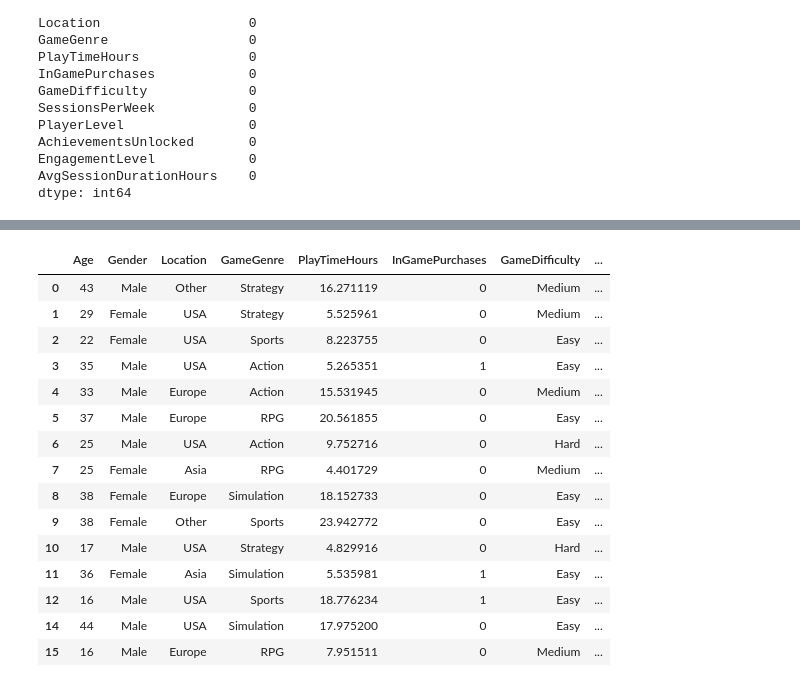
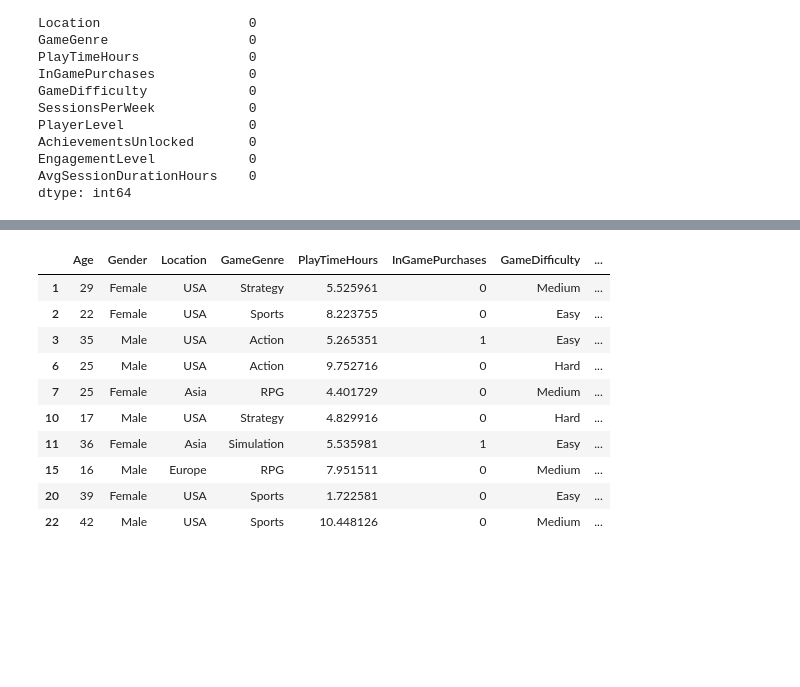
Before and after one commit to p4triko/Microtransaction-Prediction-IDS25, a Jupyter notebook: Project_B10_Predict_Microtransaction.ipynb, the cells around one changed output, grey strips where cells are left out. Saved outputs shown, nothing was run; the diff lists cells and outputs as text; code cells hidden in the pictures; blank space fills up the shorter version.

```diff
--- a/Project_B10_Predict_Microtransaction.ipynb
+++ b/Project_B10_Predict_Microtransaction.ipynb
@@ -125,22 +142,17 @@ PlayTimeHours cleaned, 0 rows with an unrealistic playtime.
 # %%
-df.head(15)
+df.head(10)
 # %% [output]
 |  | Age | Gender | Location | GameGenre | PlayTimeHours | InGamePurchases | GameDifficulty | ... |
-| 0 | 43 | Male | Other | Strategy | 16.271119 | 0 | Medium | ... |
 | 1 | 29 | Female | USA | Strategy | 5.525961 | 0 | Medium | ... |
 | 2 | 22 | Female | USA | Sports | 8.223755 | 0 | Easy | ... |
 | 3 | 35 | Male | USA | Action | 5.265351 | 1 | Easy | ... |
-| 4 | 33 | Male | Europe | Action | 15.531945 | 0 | Medium | ... |
-| 5 | 37 | Male | Europe | RPG | 20.561855 | 0 | Easy | ... |
 | 6 | 25 | Male | USA | Action | 9.752716 | 0 | Hard | ... |
 | 7 | 25 | Female | Asia | RPG | 4.401729 | 0 | Medium | ... |
-| 8 | 38 | Female | Europe | Simulation | 18.152733 | 0 | Easy | ... |
-| 9 | 38 | Female | Other | Sports | 23.942772 | 0 | Easy | ... |
 | 10 | 17 | Male | USA | Strategy | 4.829916 | 0 | Hard | ... |
 | 11 | 36 | Female | Asia | Simulation | 5.535981 | 1 | Easy | ... |
-| 12 | 16 | Male | USA | Sports | 18.776234 | 1 | Easy | ... |
-| 14 | 44 | Male | USA | Simulation | 17.975200 | 0 | Easy | ... |
 | 15 | 16 | Male | Europe | RPG | 7.951511 | 0 | Medium | ... |
+| 20 | 39 | Female | USA | Sports | 1.722581 | 0 | Easy | ... |
+| 22 | 42 | Male | USA | Sports | 10.448126 | 0 | Medium | ... |
 # %%
 df.shape
 # %% [output]
```
Also changed, not shown: parts of 8 cells of this notebook.
